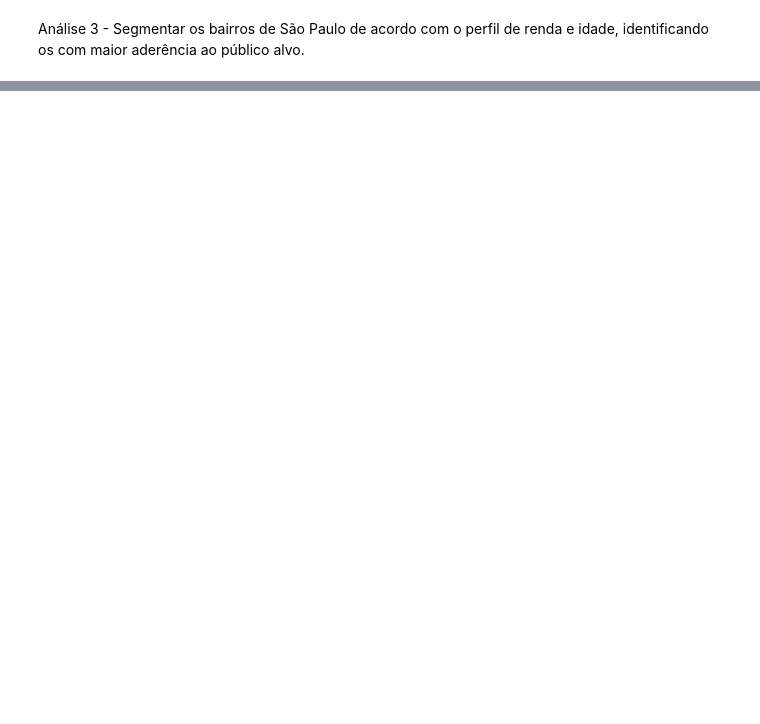
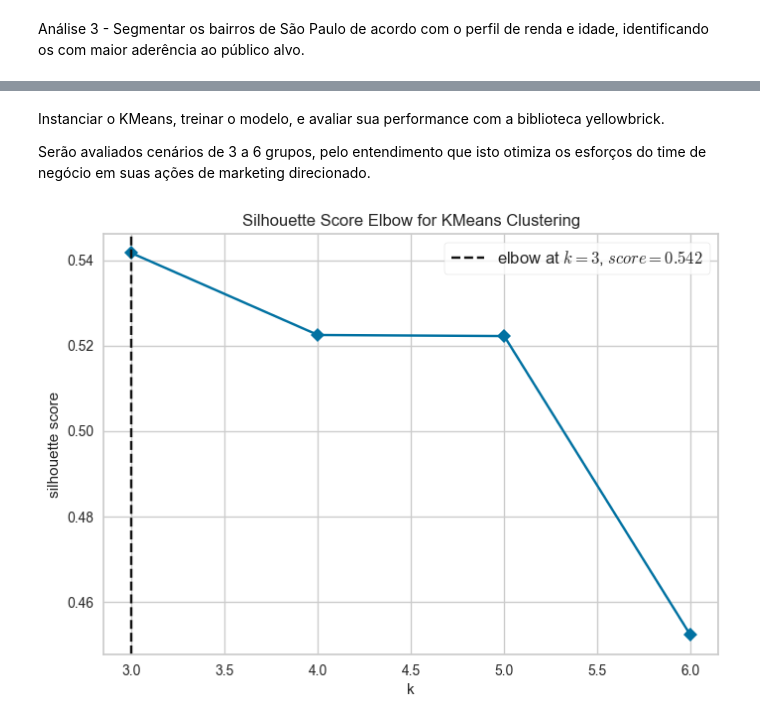
Before and after one commit to nortonvanz/Food-Business-Expansion, a Jupyter notebook: notebooks/ciclo1.ipynb, the cells around one changed output, grey strips where cells are left out. Cells and saved outputs as stored; diff of their text form; code cells hidden in the pictures; blank space fills up the shorter version.

```diff
--- a/notebooks/ciclo1.ipynb
+++ b/notebooks/ciclo1.ipynb
@@ -71,7 +73,7 @@ jupyter_settings()
 # %% [markdown]
 Carregamento dos dados originais do xlsx.
 # %%
-df_raw = pd.read_excel("../data/data_raw.xlsx")
+df_raw = pd.read_excel("../data/raw/data_raw.xlsx")
 df_raw
 # %% [output]
 |  | codigo | nome | cidade | estado | população | popAte9 | popDe10a14 | popDe15a19 | popDe20a24 | ... |
@@ -481,0 +577,4 @@ Análise 3 - Segmentar os bairros de São Paulo de acordo com o perfil de renda
+# %%
+df_seg = df_sp[["pop_de25a34","pop_de35a49","domicilios_a1","domicilios_a2","domicilios_b2","domicilios_b2"]]
+print(df_seg.shape)
+df_seg.head(3)
@@ -481,0 +587,12 @@ Análise 3 - Segmentar os bairros de São Paulo de acordo com o perfil de renda
+# %% [markdown]
+Instanciar o KMeans, treinar o modelo, e avaliar sua performance com a biblioteca yellowbrick.
+
+Serão avaliados cenários de 3 a 6 grupos, pelo entendimento que isto otimiza os esforços do time de negócio em suas ações de marketing direcionado.
+# %%
+clusters = [3, 4, 5, 6]
+# %%
+kmeans_viz = KElbowVisualizer(KMeans(n_init=10, random_state=0), k=clusters, metric='silhouette', timings=False );
+kmeans_viz.fit(df_seg);
+kmeans_viz.show();
+# %% [output]
+[figure, added]
```
Also changed, not shown: parts of 69 cells of this notebook.
